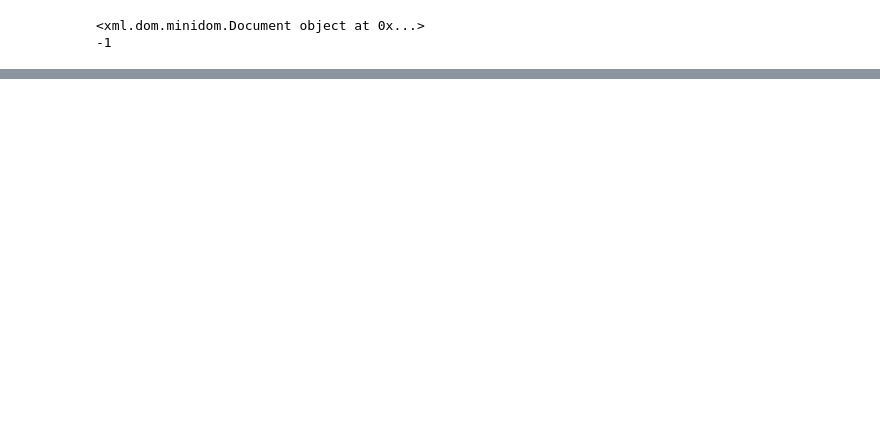
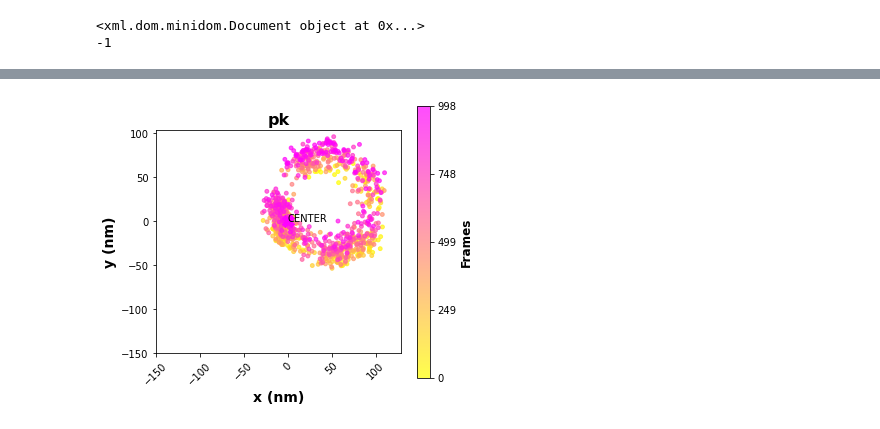
Before and after one commit to bobby3755/MAP, a Jupyter notebook: DORA2_Troubleshooter.ipynb, the cells around one changed output, grey strips where cells are left out. Drawn from its saved outputs; the diff is of its cells as text; code cells hidden in the pictures; blank space fills up the shorter version.

```diff
--- a/DORA2_Troubleshooter.ipynb
+++ b/DORA2_Troubleshooter.ipynb
@@ -132,0 +125,5 @@ down_sampled_df
+# %%
+fig_2D, ax_2D = plt.subplots(1,1)
+DORA.plot_2D_graph(data, fig = fig_2D)
+# %% [output]
+[figure, added]
```
Also changed, not shown: parts of 14 cells of this notebook, 5 other files.
